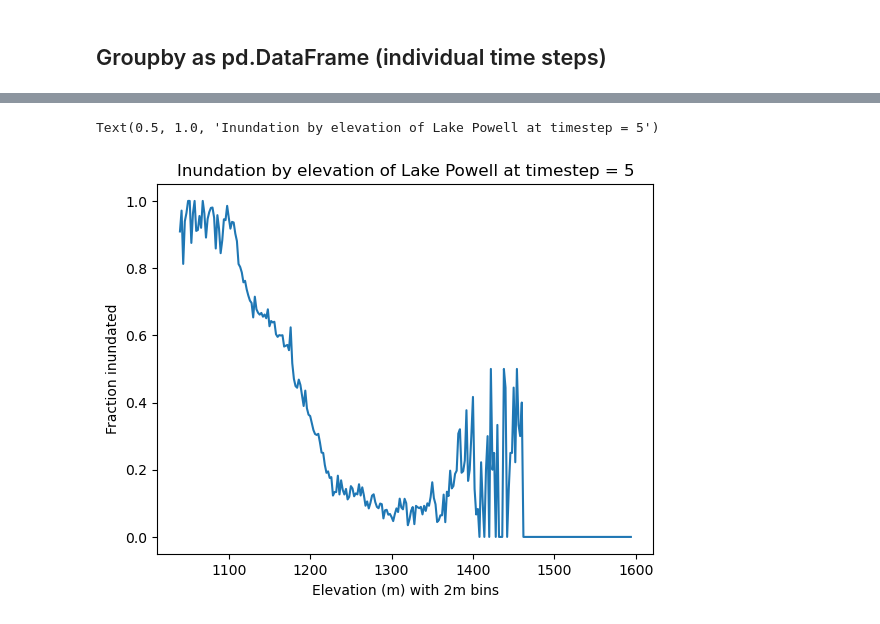
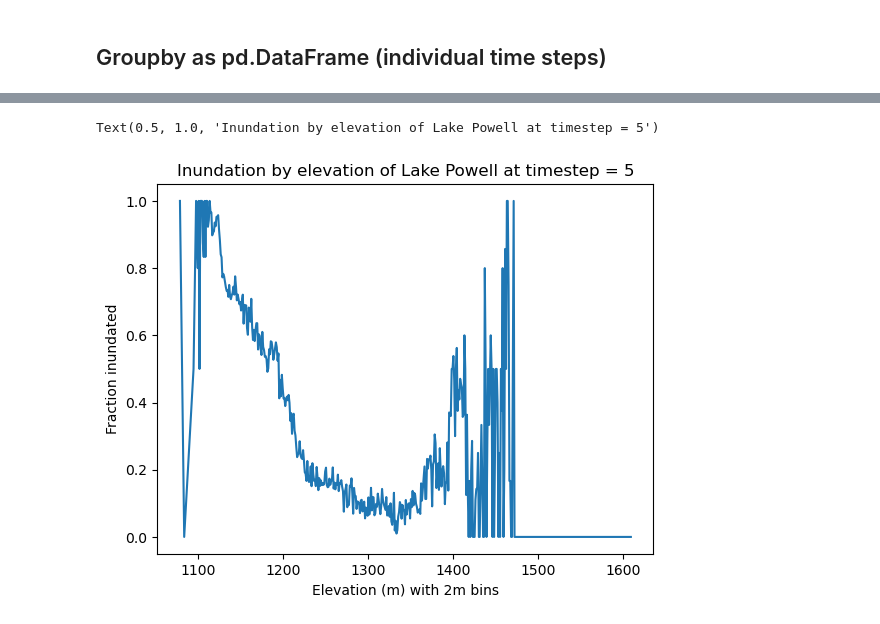
Before and after one commit to ascheliga/CYGNSS-GRACE, a Jupyter notebook: notebooks/scratchwork_hydroSHEDS.ipynb, the cells around one changed output, grey strips where cells are left out. Drawn from its saved outputs; the diff is of its cells as text; code cells hidden in the pictures.

Commit message:
visualizing out unconditioned DEM

```diff
--- a/notebooks/scratchwork_hydroSHEDS.ipynb
+++ b/notebooks/scratchwork_hydroSHEDS.ipynb
@@ -27,7 +27,7 @@ subset_bbox
 ## Load DEM data
 # %%
 dem_filepath = '/global/scratch/users/ann_scheliga/aux_dam_datasets/'
-dem_filename = 'n30w120_con.tif'
+dem_filename = 'n30w120_dem.tif'
 DEM = codebase.load_data.load_DEM_subset_as_rxrDA(subset_bbox,dem_filepath,dem_filename)
 # %%
 ## Data Processing
@@ -89,4 +86,4 @@ Kinda confusing, trying out using pd.groupby
 # %%
 min_elev = combo_ds['Elevation'].min()
 max_elev = combo_ds['Elevation'].max()
-elev_bins = np.arange(min_elev,max_elev,2)
+elev_bins = np.arange(min_elev,max_elev,1)
@@ -138,4 +138,4 @@ combo_df.head(2)
 # %%
-elev_time_stats = combo_df.groupby(['time',pd.cut(combo_df['Elevation'], elev_bins)],observed=True)['Watermask'].mean()
+elev_time_stats = combo_df.groupby(['time',pd.cut(combo_df['Elevation'], elev_bins)],observed=True)['Watermask'].agg(['mean','count'])
 elev_time_stats
 # %% [output]
@@ -157,11 +158,11 @@ elev_bin_mids = elev_time_stats.index.get_level_values('Elevation').map(lambda x
 elev_bin_mids_unique = elev_bin_mids.astype(float).unique()
 # %%
 timestep = 5
-# elev_time_stats.loc[1].plot()
-plt.plot(elev_bin_mids_unique,elev_time_stats.loc[timestep])
+
+plt.plot(elev_bin_mids_unique,elev_time_stats.loc[timestep,'mean'])
 plt.ylabel('Fraction inundated')
 plt.xlabel('Elevation (m) with 2m bins')
 plt.title('Inundation by elevation of Lake Powell at timestep = '+str(timestep))
 # %% [output]
 Text(0.5, 1.0, 'Inundation by elevation of Lake Powell at timestep = 5')
-[figure, old version]
+[figure, new version]
```
Also changed, not shown: parts of 12 cells of this notebook.
